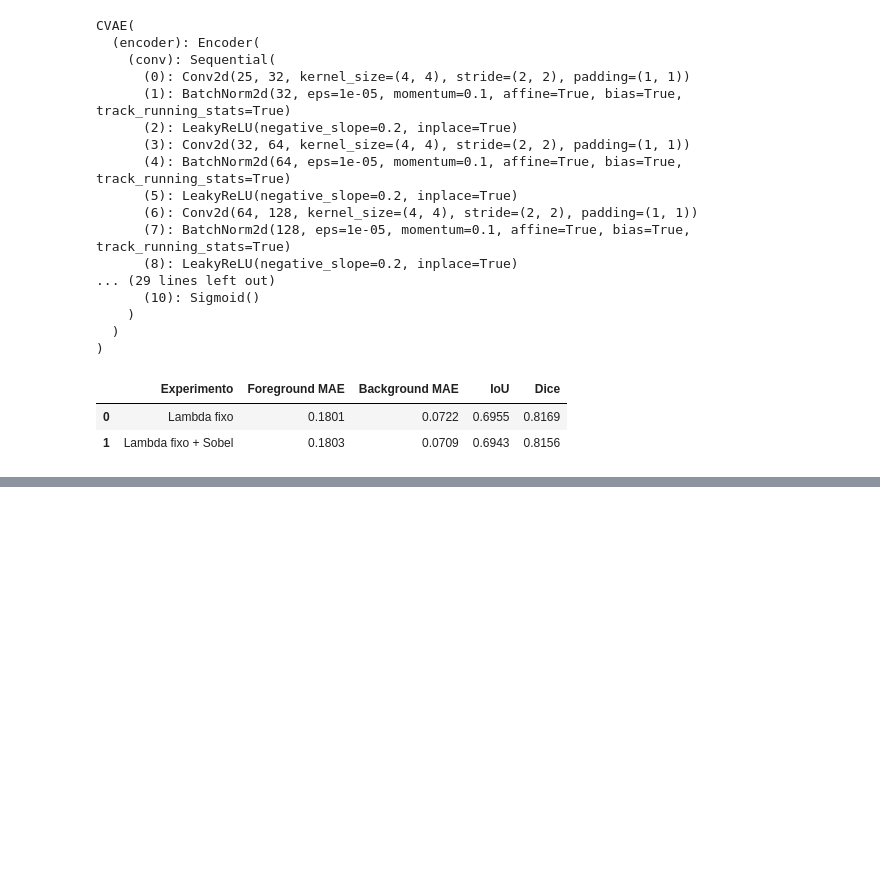
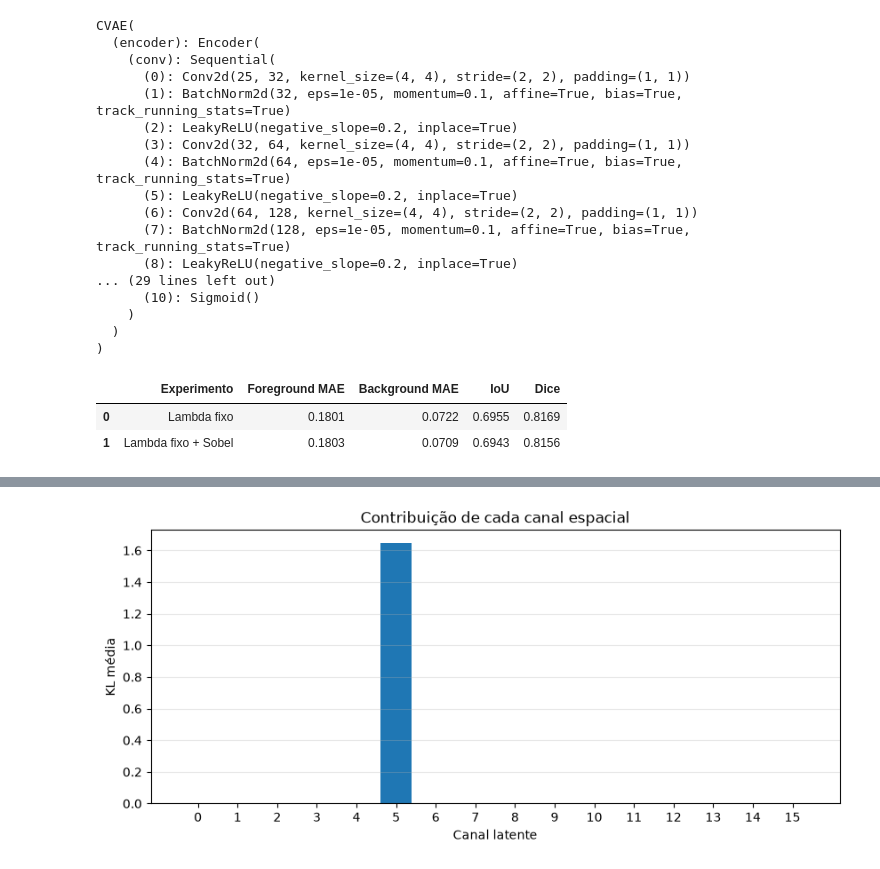
Before and after one commit to J0hnV1ct0r/Projeto_poke_sprite, a Jupyter notebook: pokeBWTPST_cvae.ipynb, the cells around one changed output, grey strips where cells are left out. Drawn from its saved outputs; the diff is of its cells as text; code cells hidden in the pictures; blank space fills up the shorter version.

```diff
--- a/pokeBWTPST_cvae.ipynb
+++ b/pokeBWTPST_cvae.ipynb
@@ -5672,0 +9161,5 @@ display(
+# %%
+latent_spatial_stats = inspect_spatial_latent(
+    model_spatial,
+    val_loader
+)
@@ -5672,0 +9184,20 @@ display(
+# %%
+_, _, kl_per_channel = latent_spatial_stats
+
+plt.figure(figsize=(10, 4))
+
+plt.bar(
+    range(LATENT_CHANNELS),
+    kl_per_channel.numpy()
+)
+
+plt.xlabel("Canal latente")
+plt.ylabel("KL média")
+plt.title("Contribuição de cada canal espacial")
+
+plt.xticks(range(LATENT_CHANNELS))
+plt.grid(axis="y", alpha=0.3)
+
+plt.show()
+# %% [output]
+[figure, added]
```
Also changed, not shown: parts of 71 cells of this notebook, 5 other files.
